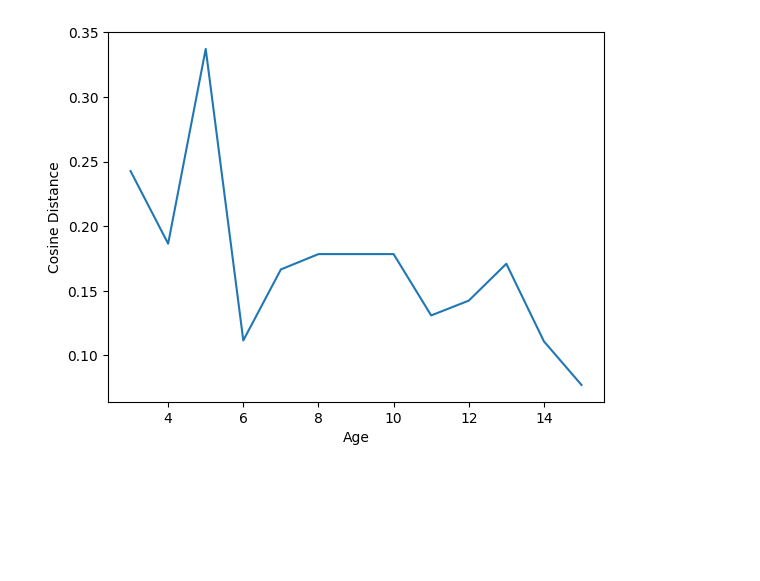
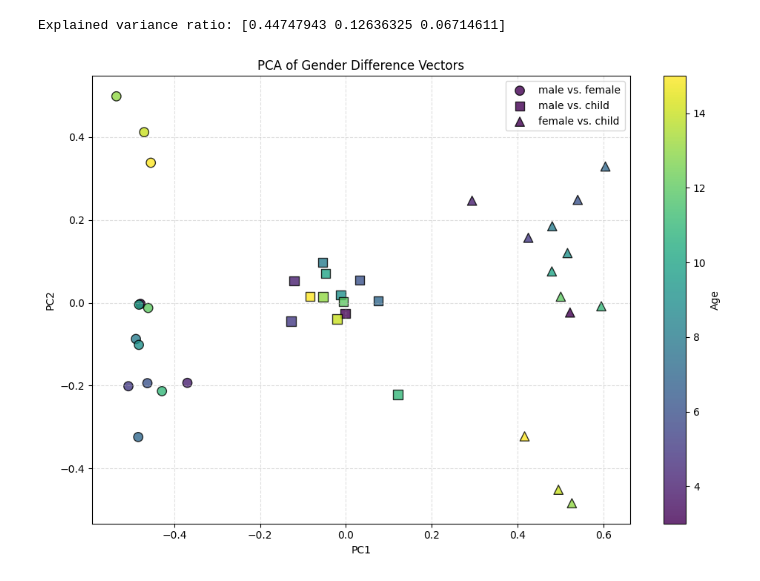
Before and after one commit to cbpmckinney/ece595eai-project, a Jupyter notebook: analyze-llama.ipynb, the cells around one changed output. Drawn from its saved outputs; the diff is of its cells as text; code cells hidden in the pictures; blank space fills up the shorter version.

Commit message:
Automating plot generation

```diff
--- a/analyze-llama.ipynb
+++ b/analyze-llama.ipynb
@@ -33,10 +37,0 @@ print(newframes["hobbies_male_female_none"])
-# %%
-df = newframes["hobbies_male_female_none"]
-
-plt.plot(df["age"], df["response-cosine-distance"])
-plt.xlabel("Age")
-plt.ylabel("Cosine Distance")
-
-plt.show()
-# %% [output]
-[figure, removed]
@@ -42,0 +185,57 @@ plt.show()
+# %%
+X, meta = build_pca_matrix(
+    newframes,
+    category="toys",      # or "hobbies", etc.
+    role="none",
+    metric="followup"     # or "followup"
+)
+
+pca, components = run_pca(X, n_components=3)
+print("Explained variance ratio:", pca.explained_variance_ratio_)
+# %% [output]
+Explained variance ratio: [0.44747943 0.12636325 0.06714611]
+# %%
+def plot_pca_components(components, meta):
+    """
+    components: array of shape (N, 2)
+    meta: DataFrame with columns 'age' and 'pair'
+    """
+    ages = meta["age"].values
+    pairs = meta["pair"].values
+
+    plt.figure(figsize=(10, 7))
+
+    markers = {
+        "male_female": "o",
+        "male_child": "s",
+        "female_child": "^",
+    }
+
+    for pair, marker in markers.items():
+        mask = (pairs == pair)
+        if not mask.any():
+            continue
+        plt.scatter(
+            components[mask, 0],
+            components[mask, 1],
+            c=ages[mask],
+            cmap="viridis",
+            s=80,
+            marker=marker,
+            label=pair.replace("_", " vs. "),
+            edgecolors="k",
+            alpha=0.8,
+        )
+
+    plt.colorbar(label="Age")
+    plt.xlabel("PC1")
+    plt.ylabel("PC2")
+    plt.title("PCA of Gender Difference Vectors")
+    plt.legend()
+    plt.grid(True, linestyle="--", alpha=0.4)
+    plt.tight_layout()
+    plt.show()
+# %%
+plot_pca_components(components, meta)
+# %% [output]
+[figure, added]
```
Also changed, not shown: parts of 9 cells of this notebook, 26 other files.
